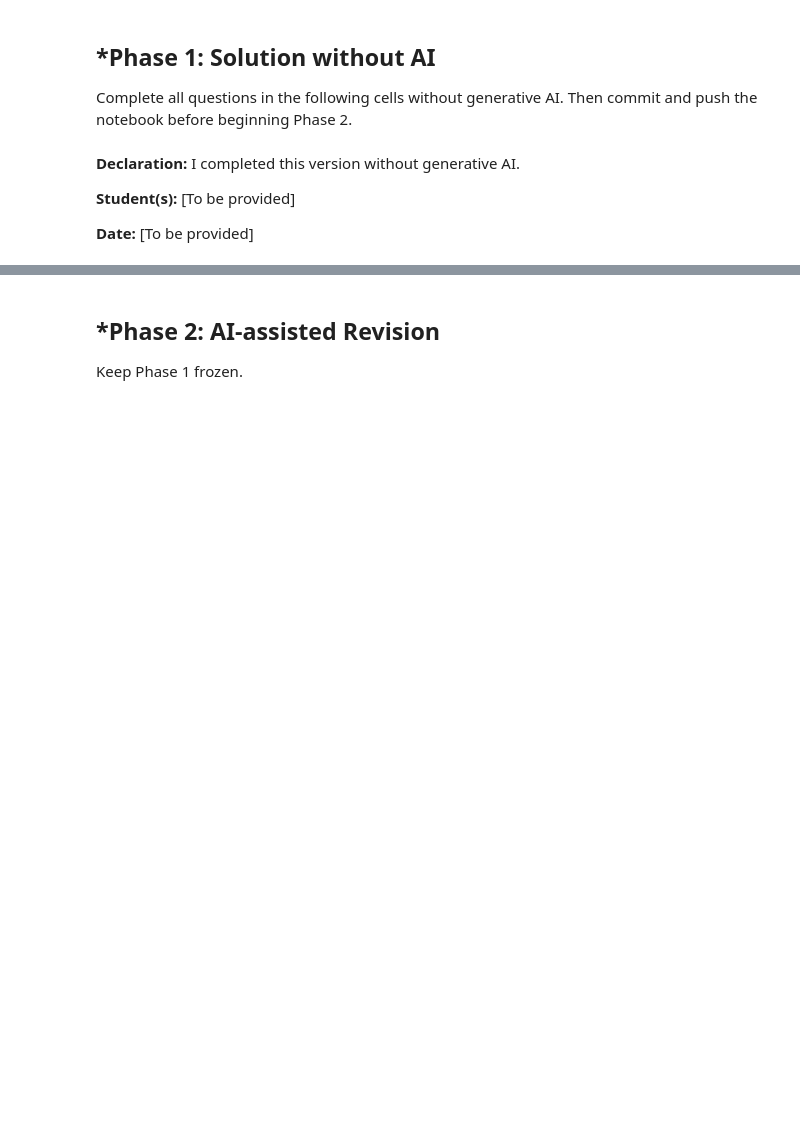
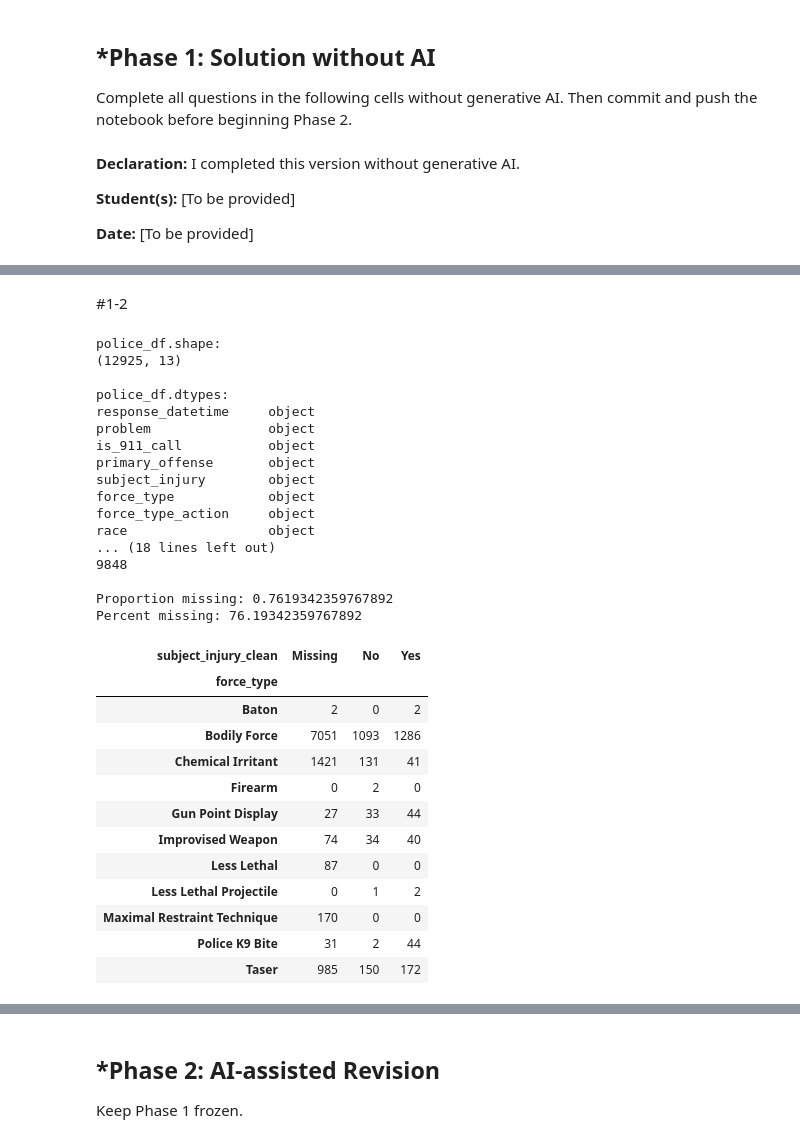
Before and after one commit to mwetmore05/A01-data-wrangling, a Jupyter notebook: notebook.ipynb, the cells around one changed output, grey strips where cells are left out. Drawn from its saved outputs; the diff is of its cells as text; code cells hidden in the pictures; blank space fills up the shorter version.

```diff
--- a/notebook.ipynb
+++ b/notebook.ipynb
@@ -34,0 +105,75 @@ notebook before beginning Phase 2.
+# %% [markdown]
+#1-2
+# %%
+# Your solution to the Minnesota police use-of-force problem goes here.
+import pandas as pd
+import numpy as np
+
+# Opening the Minnesota police use-of-force CSV file using Pandas
+police_df = pd.read_csv('/content/mn_police_use_of_force.csv')
+
+print("police_df.shape:") #looking at the number of rows and columns
+print(police_df.shape, '\n')
+
+print("police_df.dtypes:") #looking at the column types because an unexpected dtype can flag a variable that needs cleaning
+print(police_df.dtypes, '\n')
+
+print("Unique subject_injury values:")
+print(police_df['subject_injury'].unique(), '\n') # examing the possible values of subject_injury before cleaning, allowing me to identify the valid categories and any missing values
+
+print("Counts of subject_injury values:") #including NaN in  counts bc the question specifically asks about missing data
+print(police_df['subject_injury'].value_counts(dropna=False), '\n')
+
+police_df['subject_injury_nan'] = police_df['subject_injury'].isnull() # creating another record indicating subject_injury is missing, NaN means that injury status was not recorded or is unknown
+
+print("Total missing subject_injury values:") #finding  total number of missing subject_injury values
+print(police_df['subject_injury_nan'].sum(), '\n')
+
+missing_proportion = ( #calculating proportions of missing
+    police_df['subject_injury_nan'].sum()
+    / len(police_df))
+
+print("Proportion missing:", missing_proportion)
+print("Percent missing:", missing_proportion * 100)
+
+# Keeping missing values separate because NaN does not mean that no injury occurred
+police_df['subject_injury_clean'] = police_df['subject_injury'].fillna('Missing')
+
+# Cross-tabulation of injury status and force type
+injury_force_table = pd.crosstab(
+    police_df['force_type'],
+    police_df['subject_injury_clean']
+)
+
+injury_force_table
+# %% [output]
+police_df.shape:
+(12925, 13)
+
+police_df.dtypes:
+response_datetime     object
+problem               object
+is_911_call           object
+primary_offense       object
+subject_injury        object
+force_type            object
+force_type_action     object
+race                  object
+... (18 lines left out)
+9848
+
+Proportion missing: 0.7619342359767892
+Percent missing: 76.19342359767892
+| subject_injury_clean | Missing | No | Yes |
+| force_type |  |  |  |
+| Baton | 2 | 0 | 2 |
+| Bodily Force | 7051 | 1093 | 1286 |
+| Chemical Irritant | 1421 | 131 | 41 |
+| Firearm | 0 | 2 | 0 |
+| Gun Point Display | 27 | 33 | 44 |
+| Improvised Weapon | 74 | 34 | 40 |
+| Less Lethal | 87 | 0 | 0 |
+| Less Lethal Projectile | 0 | 1 | 2 |
+| Maximal Restraint Technique | 170 | 0 | 0 |
+| Police K9 Bite | 31 | 2 | 44 |
+| Taser | 985 | 150 | 172 |
```
Also changed, not shown: parts of 9 cells of this notebook.
